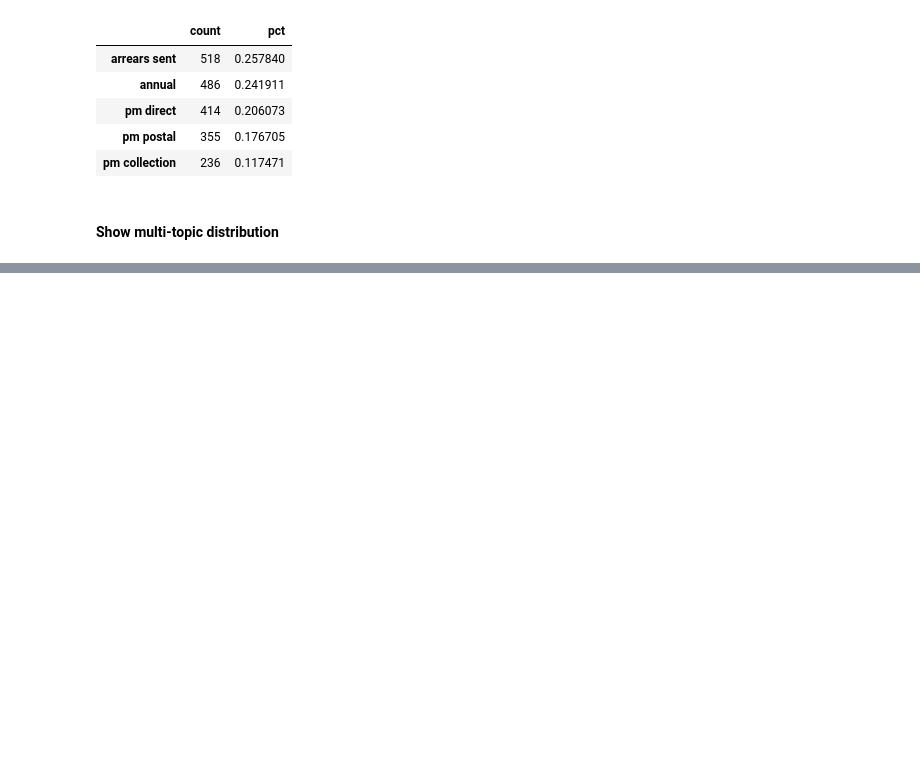
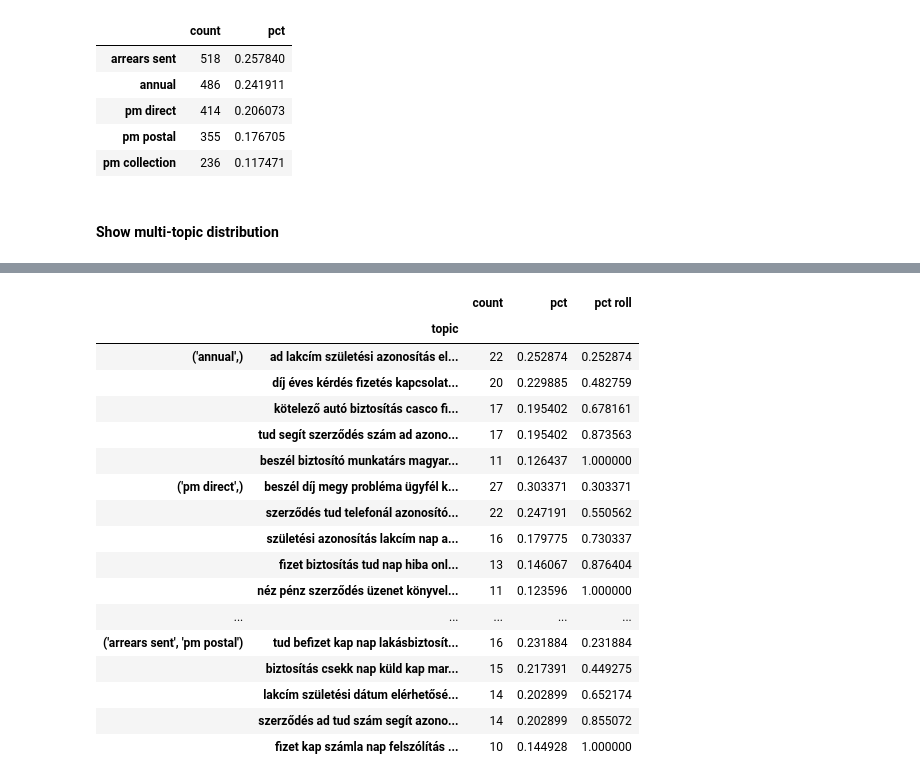
Before and after one commit to poorjanos/CCC-Topic-Modeling, a Jupyter notebook: notebooks/2.1-pj-nmf-1gram.ipynb, the cells around one changed output, grey strips where cells are left out. Saved outputs shown, nothing was run; the diff lists cells and outputs as text; code cells hidden in the pictures; blank space fills up the shorter version.

```diff
--- a/notebooks/2.1-pj-nmf-1gram.ipynb
+++ b/notebooks/2.1-pj-nmf-1gram.ipynb
@@ -115,0 +172,21 @@ df_pattern.loc[:, ['file_name', 'text', 'pattern']].to_csv(path_to_data / 'proce
+# %%
+subs
+# %% [output]
+|  |  | count | pct | pct roll |
+|  | topic |  |  |  |
+| ('annual',) | ad lakcím születési azonosítás el... | 22 | 0.252874 | 0.252874 |
+|  | díj éves kérdés fizetés kapcsolat... | 20 | 0.229885 | 0.482759 |
+|  | kötelező autó biztosítás casco fi... | 17 | 0.195402 | 0.678161 |
+|  | tud segít szerződés szám ad azono... | 17 | 0.195402 | 0.873563 |
+|  | beszél biztosító munkatárs magyar... | 11 | 0.126437 | 1.000000 |
+| ('pm direct',) | beszél díj megy probléma ügyfél k... | 27 | 0.303371 | 0.303371 |
+|  | szerződés tud telefonál azonosító... | 22 | 0.247191 | 0.550562 |
+|  | születési azonosítás lakcím nap a... | 16 | 0.179775 | 0.730337 |
+|  | fizet biztosítás tud nap hiba onl... | 13 | 0.146067 | 0.876404 |
+|  | néz pénz szerződés üzenet könyvel... | 11 | 0.123596 | 1.000000 |
+| ... | ... | ... | ... | ... |
+| ('arrears sent', 'pm postal') | tud befizet kap nap lakásbiztosít... | 16 | 0.231884 | 0.231884 |
+|  | biztosítás csekk nap küld kap mar... | 15 | 0.217391 | 0.449275 |
+|  | lakcím születési dátum elérhetősé... | 14 | 0.202899 | 0.652174 |
+|  | szerződés ad tud szám segít azono... | 14 | 0.202899 | 0.855072 |
+|  | fizet kap számla nap felszólítás ... | 10 | 0.144928 | 1.000000 |
```
Also changed, not shown: parts of 10 cells of this notebook, 2 other files.
